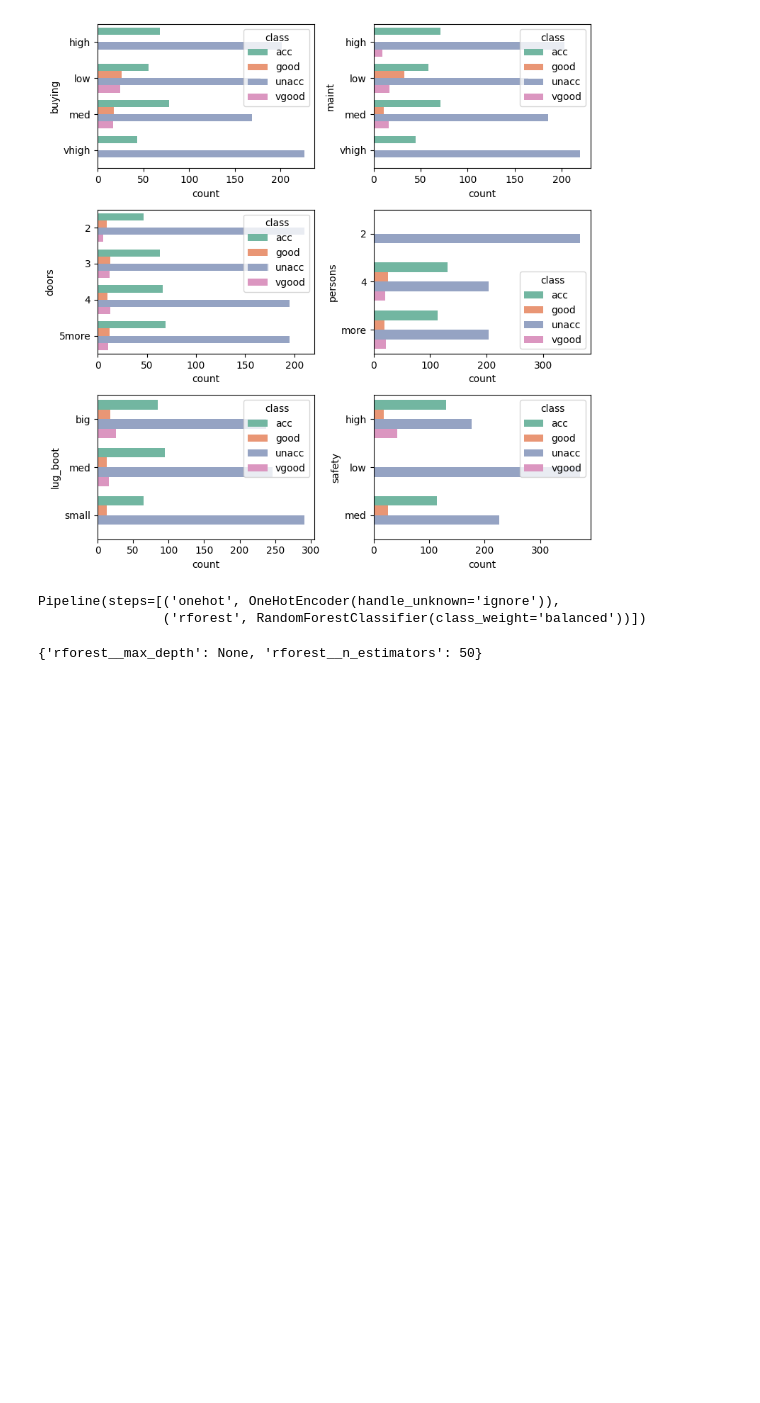
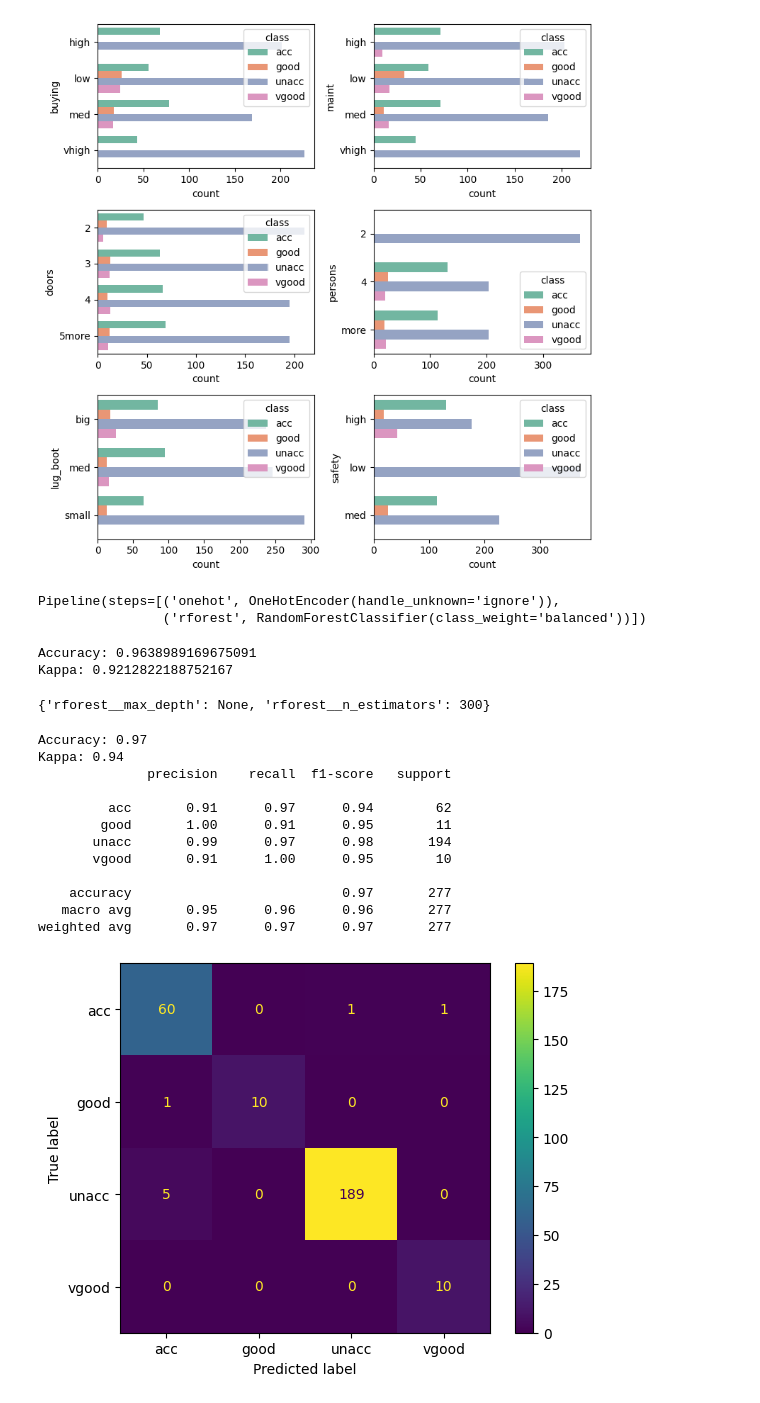
Before and after one commit to EstebanCordovaa/Car_Evaluation, a Jupyter notebook: Notebooks/Car_Evaluation.ipynb, the cells around one changed output. Drawn from its saved outputs; the diff is of its cells as text; code cells hidden in the pictures; blank space fills up the shorter version.

```diff
--- a/Notebooks/Car_Evaluation.ipynb
+++ b/Notebooks/Car_Evaluation.ipynb
@@ -182,6 +180,14 @@ clf_rforest_p
 # %% [output]
 Pipeline(steps=[('onehot', OneHotEncoder(handle_unknown='ignore')),
                 ('rforest', RandomForestClassifier(class_weight='balanced'))])
+# %%
+clf_rforest_p.fit(X_train, y_train_enc)
+y_hat_val = clf_rforest_p.predict(X_val)
+print(f'Accuracy: {accuracy_score(y_val_enc, y_hat_val)}')
+print(f'Kappa: {cohen_kappa_score(y_val_enc, y_hat_val)}')
+# %% [output]
+Accuracy: 0.9638989169675091
+Kappa: 0.9212822188752167
 # %%
 clf_rforest_cv = GridSearchCV(
     clf_rforest_p,
@@ -197,4 +203,25 @@ clf_rforest_cv = GridSearchCV(
 clf_rforest_cv.fit(X_train, y_train_enc)
 clf_rforest_cv.best_params_
 # %% [output]
-{'rforest__max_depth': None, 'rforest__n_estimators': 50}
+{'rforest__max_depth': None, 'rforest__n_estimators': 300}
+# %%
+y_hat_val = clf_rforest_cv.predict(X_val)
+print(f'Accuracy: {accuracy_score(y_val_enc, y_hat_val):.2f}')
+print(f'Kappa: {cohen_kappa_score(y_val_enc, y_hat_val):.2f}')
+print(classification_report(y_val_enc, y_hat_val, target_names=label_encoder.classes_))
+ConfusionMatrixDisplay.from_predictions(y_val_enc, y_hat_val, display_labels=label_encoder.classes_)
+plt.show()
+# %% [output]
+Accuracy: 0.97
+Kappa: 0.94
+              precision    recall  f1-score   support
+
+         acc       0.91      0.97      0.94        62
+        good       1.00      0.91      0.95        11
+       unacc       0.99      0.97      0.98       194
+       vgood       0.91      1.00      0.95        10
+
+    accuracy                           0.97       277
+   macro avg       0.95      0.96      0.96       277
+weighted avg       0.97      0.97      0.97       277
+[figure, added]
```
Also changed, not shown: parts of 16 cells of this notebook, 5 other files.
